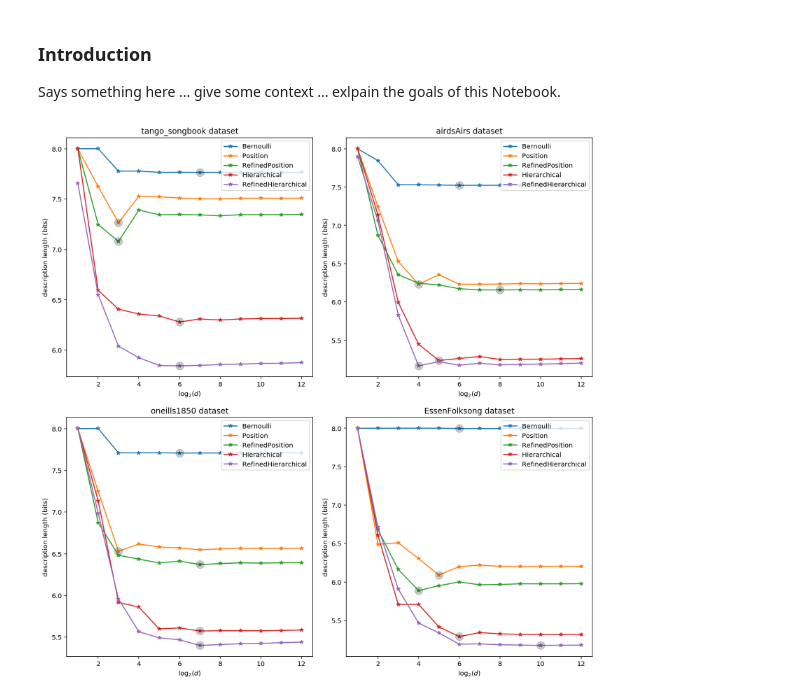
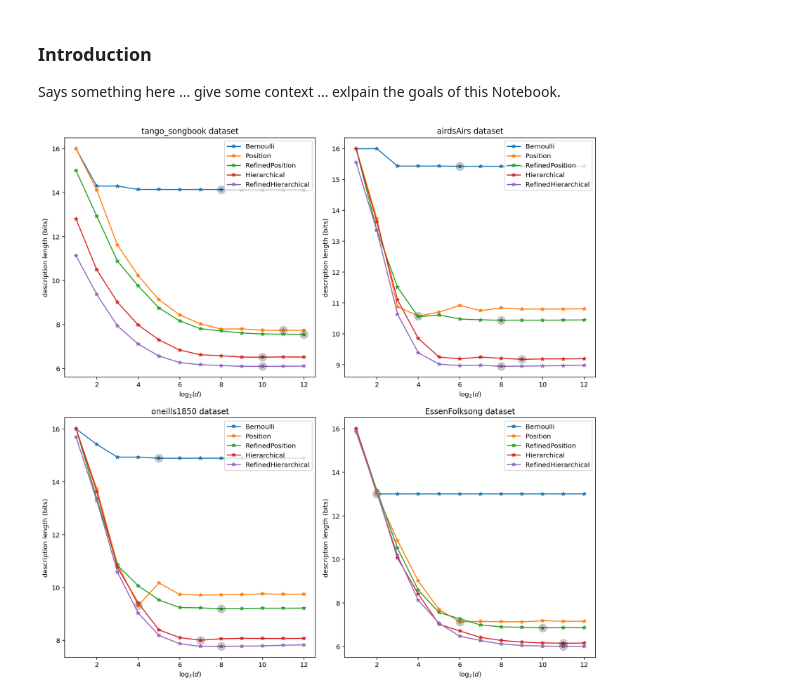
Before and after one commit to mrocamora/mdlfit, a Jupyter notebook: examples/mdlfit-fit_all_models.ipynb, the cells around one changed output. Cells and saved outputs as stored; diff of their text form; code cells hidden in the pictures.

Commit message:
added encoded datasets in 4/4 with subdivision in 4

```diff
--- a/examples/mdlfit-fit_all_models.ipynb
+++ b/examples/mdlfit-fit_all_models.ipynb
@@ -92,8 +92,10 @@ def fit_all_models_and_precisions(dataset_string, signature='4/4', beat_subdivis
 # %%
 # time signature
 signature = '4/4'
+# signature = '2/4'
 # subdivisions per beat
-beat_subdivisions = 2
+# beat_subdivisions = 2
+beat_subdivisions = 4
 # location of the encoded data
 data_folder = '../data/encoded/'
 # minimum and maximum value of the precision grid (2**min_val 2**max_val)
@@ -102,6 +104,7 @@ max_val = 12
 
 # dataset names
 datasets = ['tango_songbook', 'airdsAirs', 'oneills1850', 'EssenFolksong']
+# datasets = ['airdsAirs', 'oneills1850', 'EssenFolksong']
 
 # model names
 model_names = ['Bernoulli', 'Position', 'RefinedPosition', 'Hierarchical', 'RefinedHierarchical']
@@ -113,31 +116,31 @@ grid_exp = range(min_val, max_val+1)
 for indd, dataset in enumerate(datasets):
 
     # fit all models for the different precision values
     optimal_models = fit_all_models_and_precisions(dataset,
                                                    signature=signature,
                                                    beat_subdivisions=beat_subdivisions,
                                                    data_folder=data_folder,
                                                    min_val=min_val,
                                                    max_val=max_val)
 
     plt.subplot(2, 2, indd+1)
 
     # for each model
     for indm, model_name in enumerate(model_names):
 
         # description lengths for model
         description_lengths = optimal_models[indm]['description lengths']
         # find index of the model with the minunim description length
         argmin = np.argmin(description_lengths)
 
         plt.plot(grid_exp, description_lengths, '-*', label=model_name)
         plt.plot(grid_exp[argmin], description_lengths[argmin], 'ok', markersize=12, alpha=0.2)
 
     plt.legend(loc='upper right')
     plt.xlabel("$\\log_2(d)$")
     plt.ylabel("description length (bits)")
     plt.title(dataset + " dataset")
 
 plt.tight_layout()
 # %% [output]
-[figure, old version]
+[figure, new version]
```
Also changed, not shown: 5 other files.
